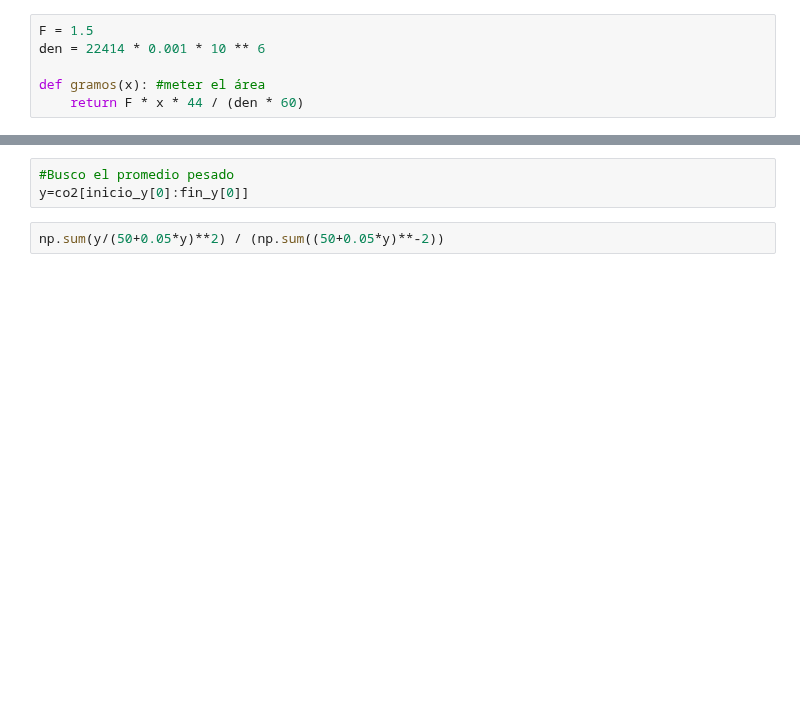
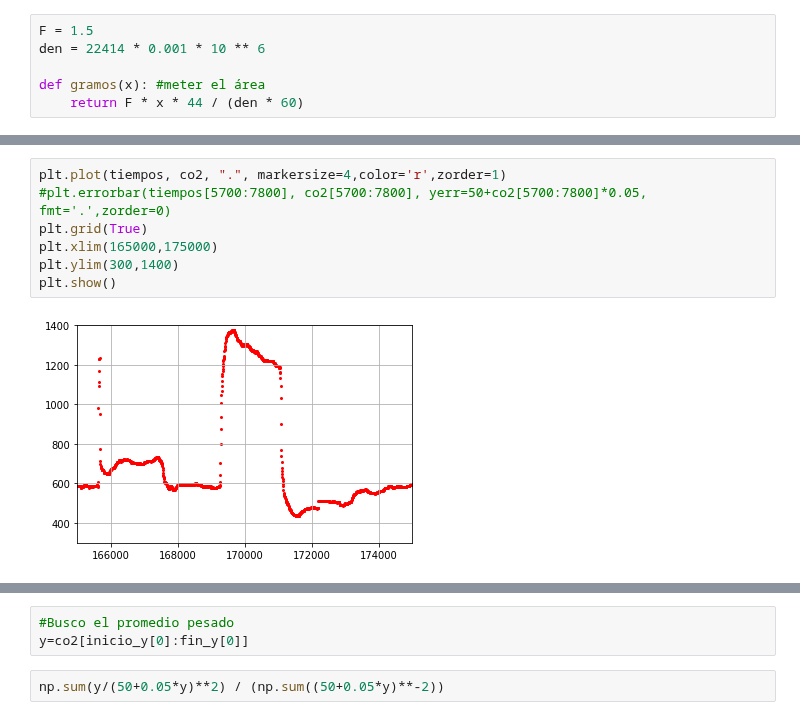
Before and after one commit to fyulita/laboratorio-6-y-7, a Jupyter notebook: Arduino/notebook-all-x4_NO-EDITAR.ipynb, the cells around one changed output, grey strips where cells are left out. Drawn from its saved outputs; the diff is of its cells as text; blank space fills up the shorter version.

```diff
--- a/Arduino/notebook-all-x4_NO-EDITAR.ipynb
+++ b/Arduino/notebook-all-x4_NO-EDITAR.ipynb
@@ -311,0 +313,9 @@ array([0.05762262])
+# %%
+plt.plot(tiempos, co2, ".", markersize=4,color='r',zorder=1)
+#plt.errorbar(tiempos[5700:7800], co2[5700:7800], yerr=50+co2[5700:7800]*0.05, fmt='.',zorder=0)
+plt.grid(True)
+plt.xlim(165000,175000)
+plt.ylim(300,1400)
+plt.show()
+# %% [output]
+[figure, added]
```
Also changed, not shown: parts of 16 cells of this notebook, 8 other files.
